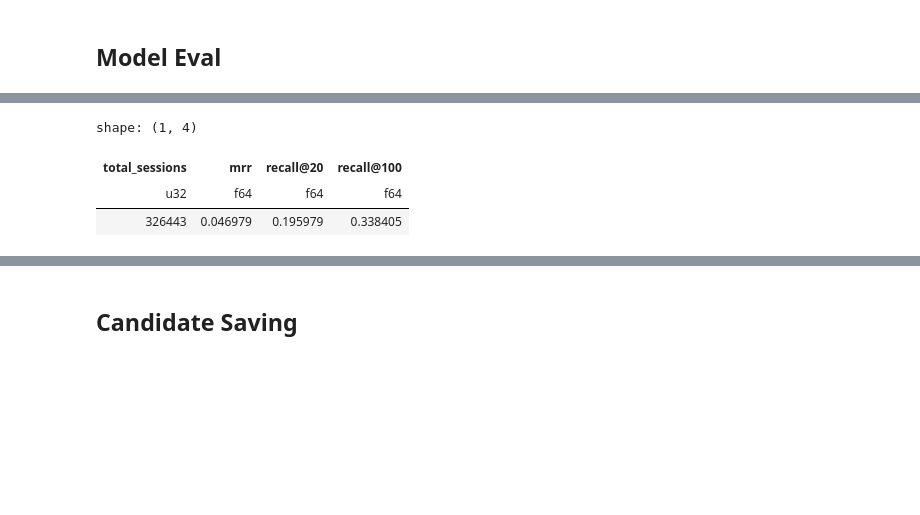
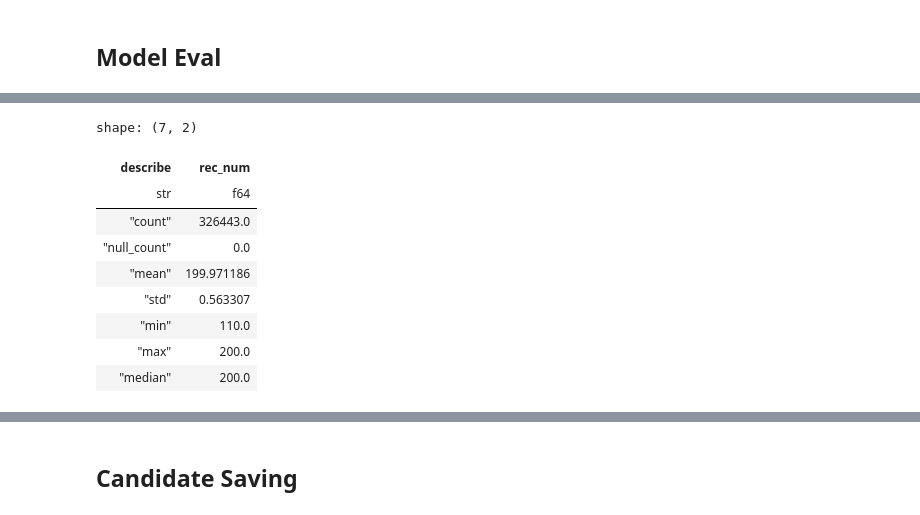
Before and after one commit to xiaoye-hua/Amazon_KDD_Cup_2023, a Jupyter notebook: notebooks/1_task1_word2vector_for_eval.ipynb, the cells around one changed output, grey strips where cells are left out. Saved outputs shown, nothing was run; the diff lists cells and outputs as text; code cells hidden in the pictures; blank space fills up the shorter version.

```diff
--- a/notebooks/1_task1_word2vector_for_eval.ipynb
+++ b/notebooks/1_task1_word2vector_for_eval.ipynb
@@ -32,7 +36,7 @@ from src.config import (
 # %%
 debug = False
 
-topn = 100
+topn = 200
 model_version = 'w2v_v3'
 if debug:
     n_rows = 100
@@ -110,17 +114,28 @@ print(f"{w2v_model_file}; \n {annoy_index_file}; \n {submit_file}  \n {train_cg_
 # %%
 def w2v_rec(target_df, w2vec, annoy_index, topn=100):
     final_cols = ['session_id', 'next_item_prediction']
+    def get_next_items(x):
+        prev_items = x['prev_items']
+        local_rec = x['next_item_prediction']
+        final = [ele for ele in local_rec if ele not in prev_items]
+        return final
     target_df = (
         target_df.with_columns(
             pl.col('prev_items').apply(lambda x:
                                        # x.to_list()
                                        list(map(list, zip(*w2vec.wv.most_similar(positive=x.to_list(),
-                                                                     topn=topn,
+                                                                     topn=topn+10,
                                                                      indexer=annoy_index))))[0]
                                       ).alias('next_item_prediction'))
+        .with_columns(
+                    pl.struct(["prev_items", "next_item_prediction"]).apply(
+                        lambda x: get_next_items(x)).arr.head(topn).alias('next_item_prediction'))
         .select(
           final_cols
         )
+        .with_columns(
+            pl.col('next_item_prediction').arr.lengths().alias('rec_num')
+        )
     )
     return target_df
 # %% [markdown]
@@ -240,6 +259,6 @@ annoy_index.load(annoy_index_file)
 # %%
 eval_candidate_pl = w2v_rec(target_df=eval_pl,
-                   w2vec=w2vec, annoy_index=annoy_index, topn=100)
+                   w2vec=w2vec, annoy_index=annoy_index, topn=topn)
 # %%
 eval_candidate_pl.schema
 # %% [output]
@@ -253,7 +274,15 @@ Wall time: 14min 23s
+# %%
+eval_candidate_pl.select('rec_num').describe()
+# %% [output]
+shape: (7, 2)
+| describe | rec_num |
+| str | f64 |
+| "count" | 326443.0 |
+| "null_count" | 0.0 |
+| "mean" | 199.971186 |
+| "std" | 0.563307 |
+| "min" | 110.0 |
+| "max" | 200.0 |
+| "median" | 200.0 |
 # %%
-model_eval(target_df=eval_pl.join(eval_candidate_pl.lazy(), how='left', on='session_id'))
+# model_eval(target_df=eval_pl.join(eval_candidate_pl.lazy(), how='left', on='session_id'))
-# %% [output]
-shape: (1, 4)
-| total_sessions | mrr | recall@20 | recall@100 |
-| u32 | f64 | f64 | f64 |
-| 326443 | 0.046979 | 0.195979 | 0.338405 |
```
Also changed, not shown: parts of 14 cells of this notebook, 12 other files.
